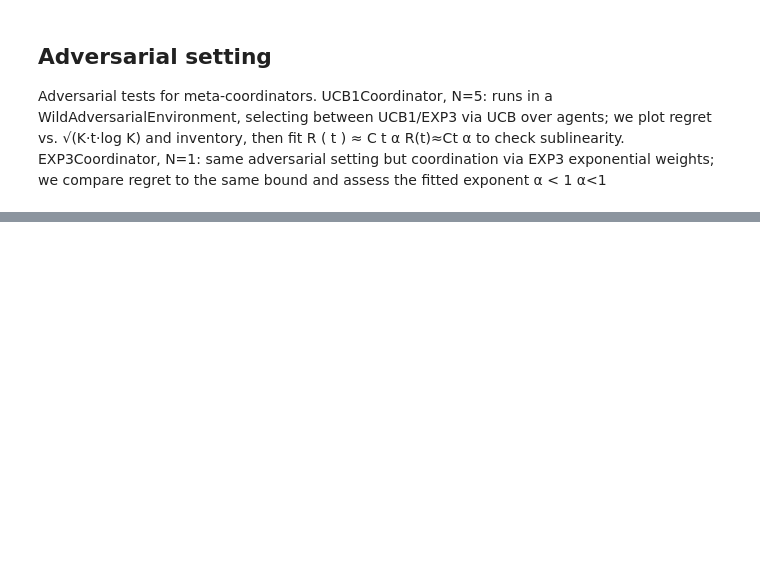
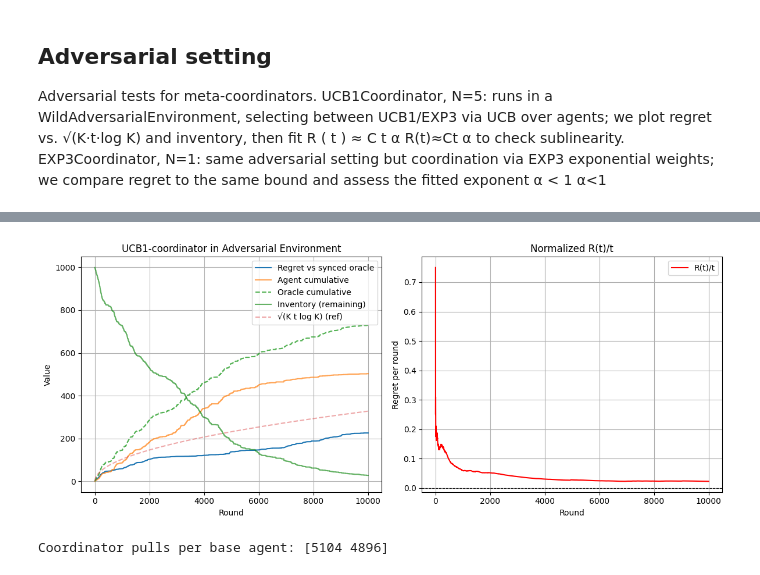
Before and after one commit to alessandrom10/Online_Learning_Applications_Project, a Jupyter notebook: Delivery/Req_3.ipynb, the cells around one changed output, grey strips where cells are left out. Drawn from its saved outputs; the diff is of its cells as text; code cells hidden in the pictures; blank space fills up the shorter version.

```diff
--- a/Delivery/Req_3.ipynb
+++ b/Delivery/Req_3.ipynb
@@ -1572,0 +696,26 @@ Coordinator pulls per base agent: [2979 7021]
+# %%
+# UCB1 Coordinator test in Stochastic Environment
+T = 10_000
+N = 1
+B0 = int(T/10)
+
+np.random.seed(42)
+
+coord = UCB1Coordinator(T, N)
+env   = AdversarialEnvironment(cost=5, T=T, N=N)
+
+coord.run(env, B0)
+
+price_set = coord.agents[0].price_set if hasattr(coord.agents[0], "price_set") else np.array([0,20,40,60,80,100])
+regret, oracle_cum, agent_cum = compute_regret(
+    env=env,
+    B0=B0, T=T, N=N,
+    rewards=coord.rewards,
+    inventory=coord.log_inventory,
+    price_set=price_set
+)
+
+show_results_plot(T, K, regret, agent_cum, oracle_cum, coord.log_inventory, "UCB1", "Adversarial")
+# %% [output]
+[figure, added]
+Coordinator pulls per base agent: [5104 4896]
```
Also changed, not shown: parts of 28 cells of this notebook, 1 other file.
